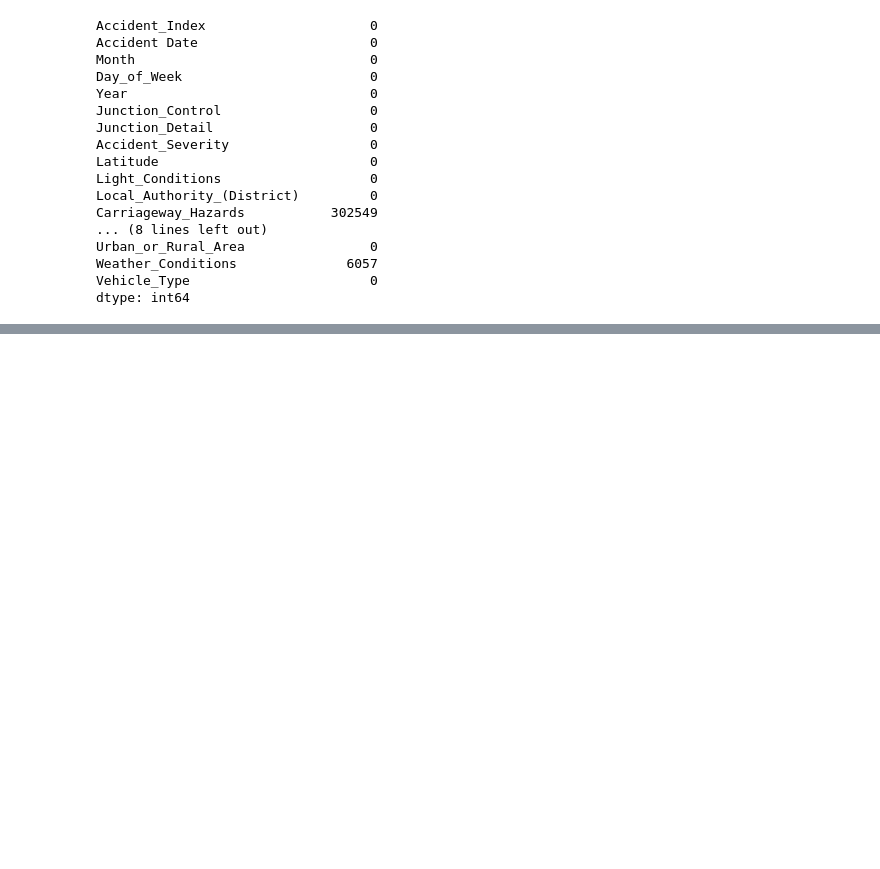
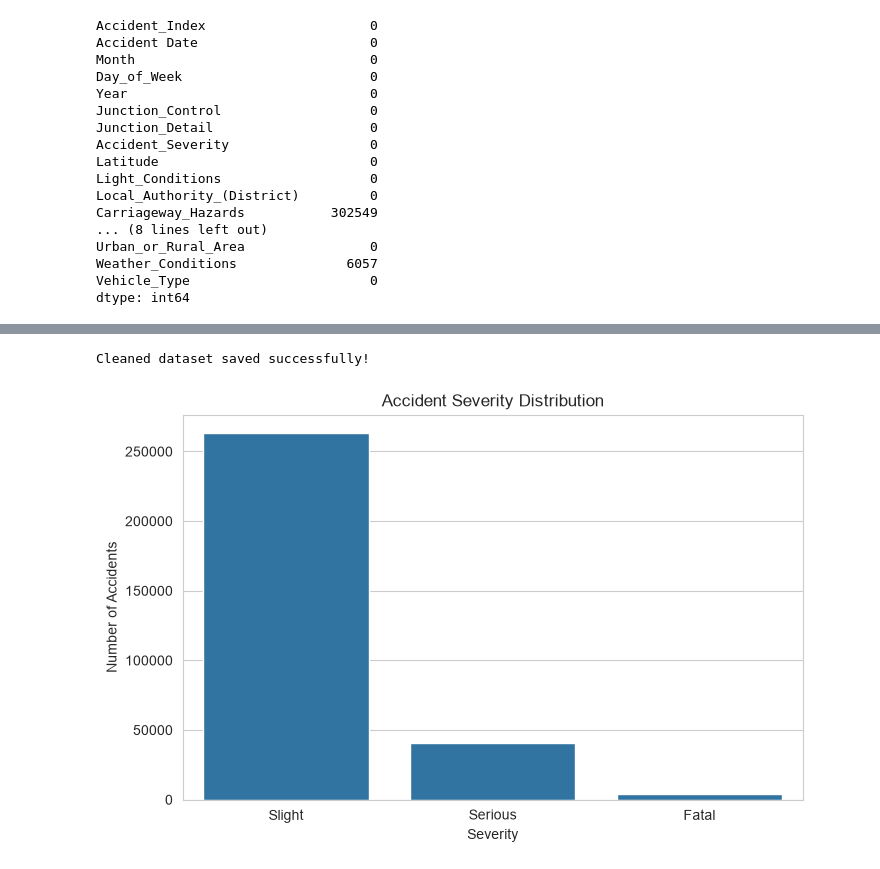
Before and after one commit to Deepikak2309/SafeRoad-AI, a Jupyter notebook: notebooks/EDA.ipynb, the cells around one changed output, grey strips where cells are left out. Cells and saved outputs as stored; diff of their text form; code cells hidden in the pictures; blank space fills up the shorter version.

Commit message:
Initial commit - SafeRoad AI project

```diff
--- a/notebooks/EDA.ipynb
+++ b/notebooks/EDA.ipynb
@@ -80,0 +162,2 @@ dtype: int64
+# %%
+df_clean.drop(columns=["Carriageway_Hazards"], inplace=True)
@@ -80,0 +174,20 @@ dtype: int64
+# %%
+df_clean["Weather_Conditions"].fillna(
+    df_clean["Weather_Conditions"].mode()[0],
+    inplace=True
+)
+
+df_clean["Road_Type"].fillna(
+    df_clean["Road_Type"].mode()[0],
+    inplace=True
+)
+
+df_clean["Road_Surface_Conditions"].fillna(
+    df_clean["Road_Surface_Conditions"].mode()[0],
+    inplace=True
+)
+
+df_clean["Time"].fillna(
+    df_clean["Time"].mode()[0],
+    inplace=True
+)
@@ -80,0 +244,30 @@ dtype: int64
+# %%
+df_clean.to_csv("../data/cleaned_accident_data.csv", index=False)
+
+print("Cleaned dataset saved successfully!")
+# %% [output]
+Cleaned dataset saved successfully!
+# %%
+# Exploratory Data Analysis
+import matplotlib.pyplot as plt
+import seaborn as sns
+
+sns.set_style("whitegrid")
+plt.rcParams["figure.figsize"]=(10,6)
+# %%
+#Accident Severity Distribution
+plt.figure(figsize=(8,5))
+
+sns.countplot(
+    data=df_clean,
+    x="Accident_Severity",
+    order=df_clean["Accident_Severity"].value_counts().index
+)
+
+plt.title("Accident Severity Distribution")
+plt.xlabel("Severity")
+plt.ylabel("Number of Accidents")
+
+plt.show()
+# %% [output]
+[figure, added]
```
Also changed, not shown: parts of 48 cells of this notebook.
